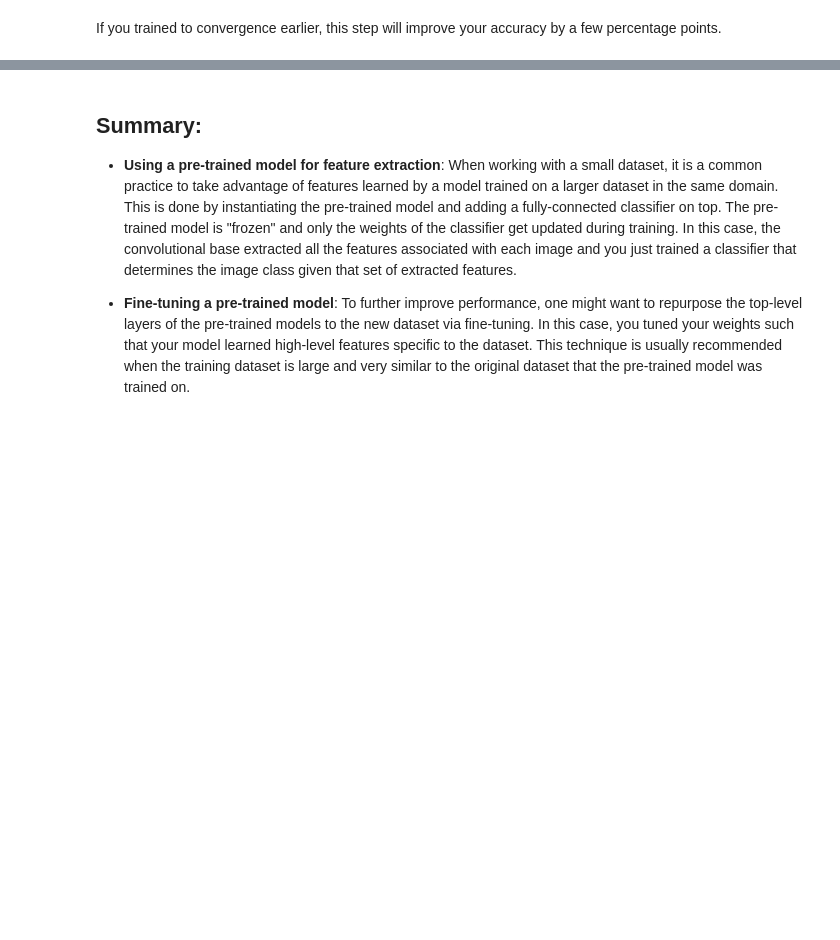
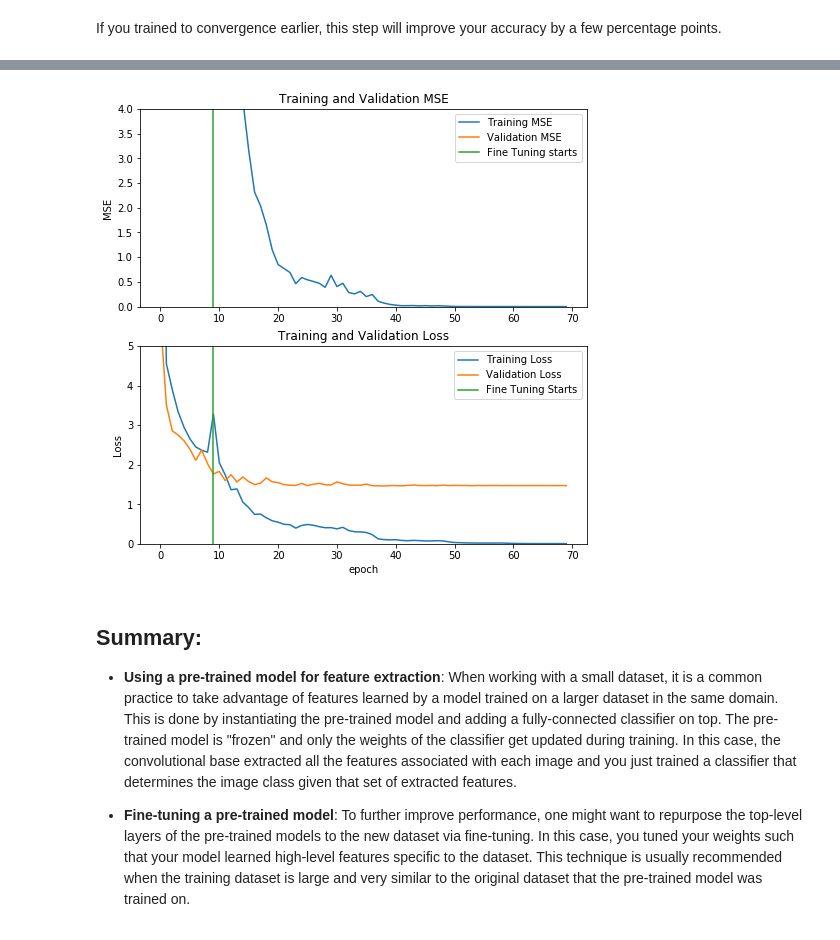
Before and after one commit to pablojrios/fluence_maps, a Jupyter notebook: tf2_transfer_learning_gamma.ipynb, the cells around one changed output, grey strips where cells are left out. Cells and saved outputs as stored; diff of their text form; code cells hidden in the pictures; blank space fills up the shorter version.

```diff
--- a/tf2_transfer_learning_gamma.ipynb
+++ b/tf2_transfer_learning_gamma.ipynb
@@ -658,6 +821,9 @@ def lr_scheduler(epoch):
 
 
 callbackLR = tf.keras.callbacks.LearningRateScheduler(lr_scheduler)
+# %%
+reduce_lr = tf.keras.callbacks.ReduceLROnPlateau(monitor='val_loss', factor=0.2,
+                              patience=10, verbose=1)
 # %%
 # optimizer = tf.keras.optimizers.RMSprop(lr=base_learning_rate/10, momentum=0.95)
 optimizer = tf.keras.optimizers.Adam(learning_rate=base_learning_rate/10, epsilon=1e-08, amsgrad=False)
@@ -688,4 +873,4 @@ history_fine = model.fit(tmp_train_batches,
                          epochs=total_epochs,
                          initial_epoch =  history.epoch[-1]+1,
                          validation_data=tmp_validation_batches,
-                         callbacks=[callbackObj, callbackLR])
+                         callbacks=[callbackObj, reduce_lr])
@@ -694,37 +899,39 @@ print(history_fine.epoch)
 # %%
-mae += history_fine.history['mse']
-val_mae += history_fine.history['val_mse']
+mse += history_fine.history['mse']
+val_mse += history_fine.history['val_mse']
 
 loss += history_fine.history['loss']
 val_loss += history_fine.history['val_loss']
 # %%
-mae = mae[1:]
-val_mae = val_mae[1:]
+mse = mse[1:]
+val_mse = val_mse[1:]
 loss = loss[1:]
 val_loss = val_loss[1:]
 # %%
 plt.figure(figsize=(8, 8))
 plt.subplot(2, 1, 1)
-plt.plot(mae, label='Training MSE')
-plt.plot(val_mae, label='Validation MSE')
+plt.plot(mse, label='Training MSE')
+plt.plot(val_mse, label='Validation MSE')
 plt.ylim([0, 4])
 plt.plot([initial_epochs-1,initial_epochs-1],
           plt.ylim(), label='Fine Tuning starts')
 plt.legend(loc='upper right')
 plt.ylabel('MSE')
 plt.title('Training and Validation MSE')
 
 plt.subplot(2, 1, 2)
 plt.plot(loss, label='Training Loss')
 plt.plot(val_loss, label='Validation Loss')
 plt.ylim([0, 5])
 plt.plot([initial_epochs-1,initial_epochs-1],
          plt.ylim(), label='Fine Tuning Starts')
 plt.legend(loc='upper right')
 plt.ylabel('Loss')
 plt.title('Training and Validation Loss')
 plt.xlabel('epoch')
 plt.show()
+# %% [output]
+[figure, added]
 # %% [markdown]
 ## Summary:
 
```
Also changed, not shown: parts of 40 cells of this notebook, 2 other files.
